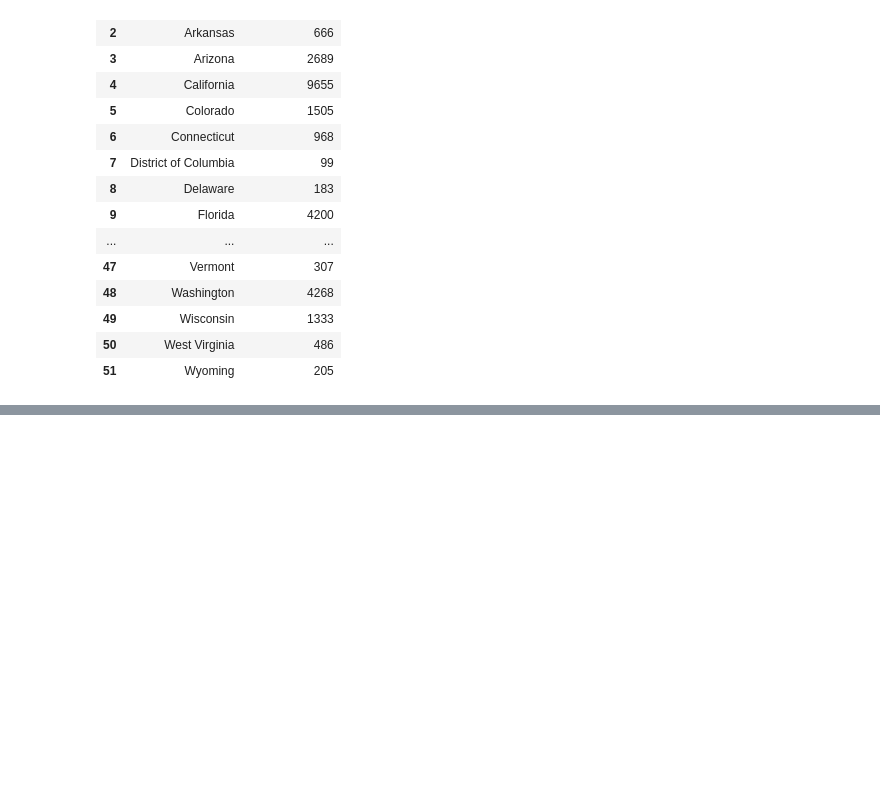
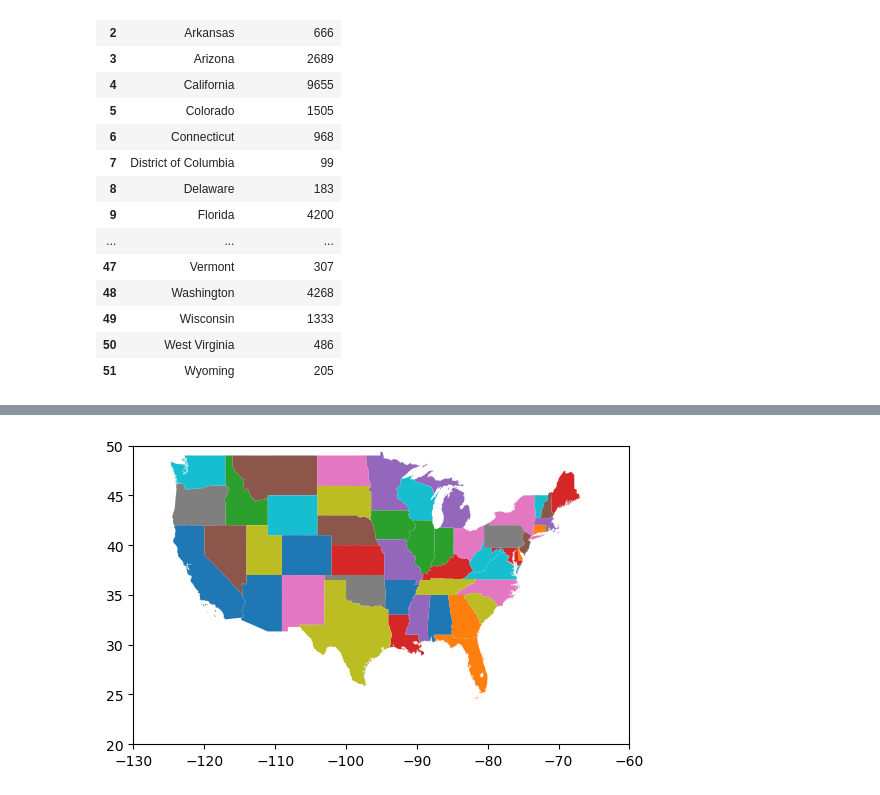
Before and after one commit to mstoychev/Data-Science-SoftwareUniversity, a Jupyter notebook: 5. Working with Spatial Data and Network Analysis/1. Class Notes/Class Notes Working with Spatial Data.ipynb, the cells around one changed output, grey strips where cells are left out. Drawn from its saved outputs; the diff is of its cells as text; code cells hidden in the pictures; blank space fills up the shorter version.

```diff
--- a/5. Working with Spatial Data and Network Analysis/1. Class Notes/Class Notes Working with Spatial Data.ipynb
+++ b/5. Working with Spatial Data and Network Analysis/1. Class Notes/Class Notes Working with Spatial Data.ipynb
@@ -793,0 +837,7 @@ num_sightings_by_state.merge(states, left_on="name", right_on="NAME")
+# %%
+ax = num_sightings_by_state.plot(column = "NAME")
+ax.set_xlim(-130,-60)
+ax.set_ylim(20, 50)
+plt.show()
+# %% [output]
+[figure, added]
```
Also changed, not shown: parts of 41 cells of this notebook.
